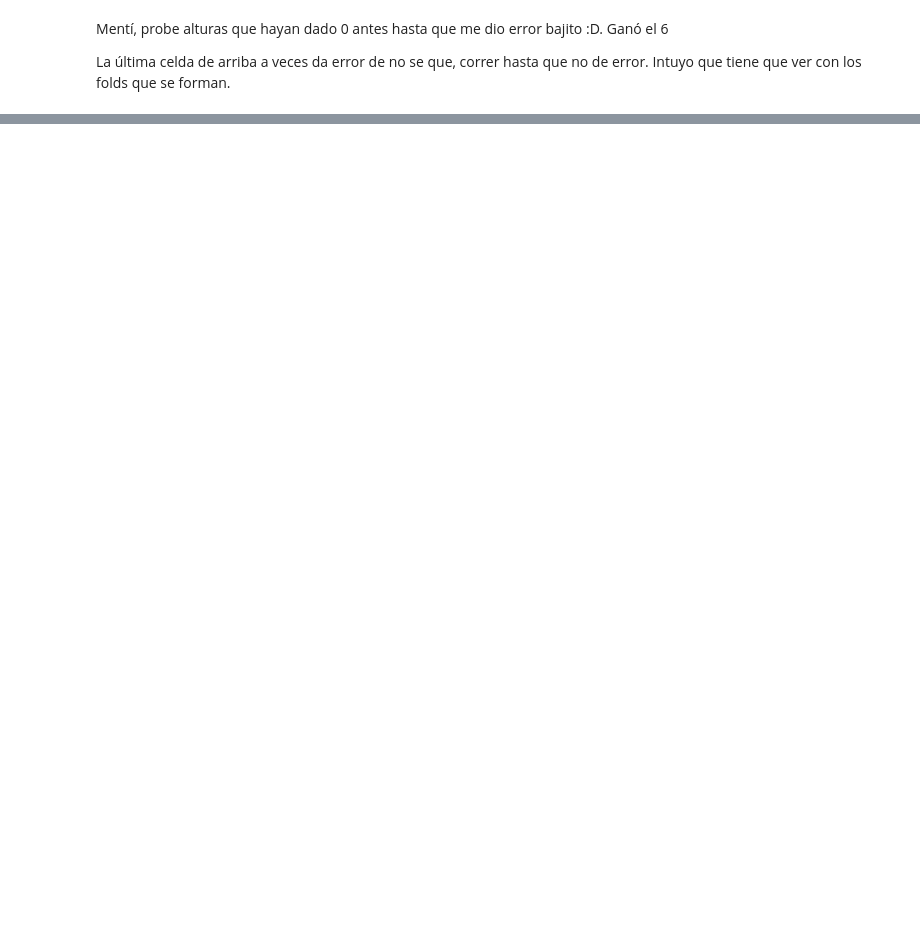
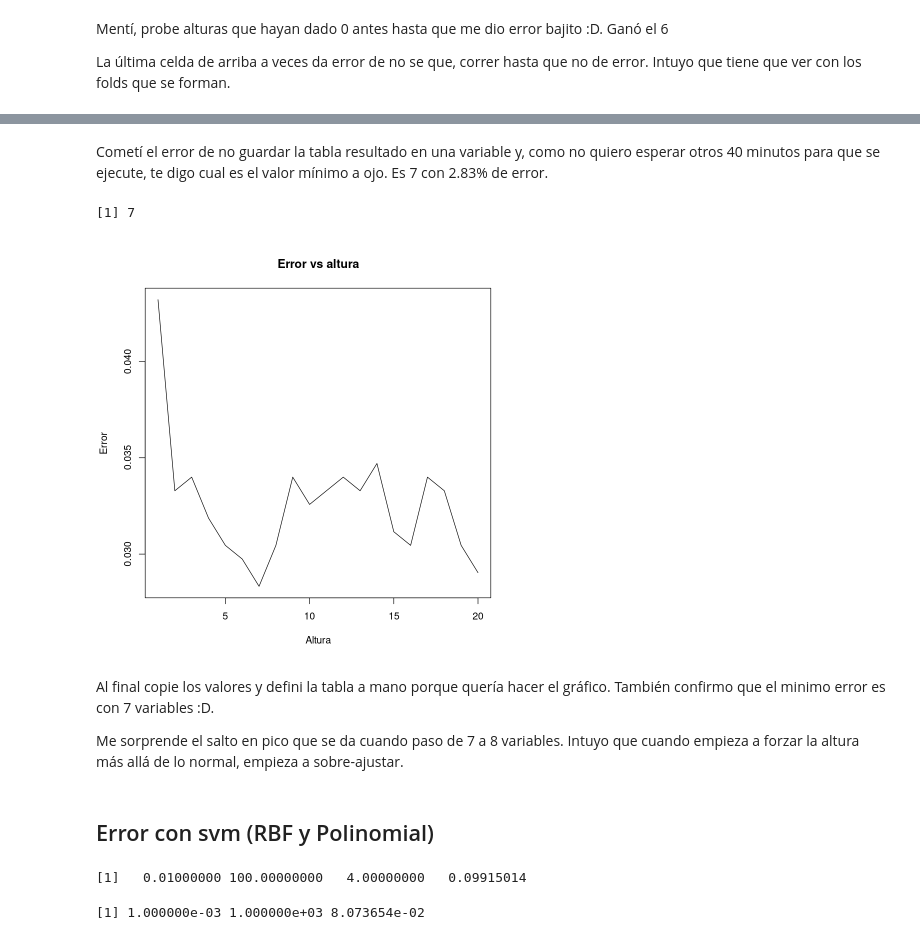
Before and after one commit to swirzt/TMD, a Jupyter notebook: TP4.ipynb, the cells around one changed output, grey strips where cells are left out. Cells and saved outputs as stored; diff of their text form; code cells hidden in the pictures; blank space fills up the shorter version.

```diff
--- a/TP4.ipynb
+++ b/TP4.ipynb
@@ -166,8 +196,8 @@ kfold.apply <- function(dataset, method) {
 # %%
 altura <- 6
 lampone.boost.err <- function(train, test) {
-    adaboost <- boosting(N_tipo ~ ., data = tempTrain, mfinal = 200, coef = "Freund", control = rpart.control(maxdepth = altura))
-    pred <- predict(adaboost, newdata = tempTest, type = "class")
+    adaboost <- boosting(N_tipo ~ ., data = train, mfinal = 200, coef = "Freund", control = rpart.control(maxdepth = altura))
+    pred <- predict(adaboost, newdata = test, type = "class")
     return(pred$error)
 }
 
@@ -188,18 +234,18 @@ Acá también voy a tener que usar k-fold cross validation.
 # %%
-# predict lampone class with svm kernel rbf
-svm.lampone.rbf <- function(train, test) {
-    suppressWarnings(res <- svm(N_tipo ~ ., data = train, kernel = "radial", gamma = 0.01, cost = 2))
-    pred <- predict(res, newdata = test)
-    return(mean(pred != test$N_tipo))
-}
 
 # predict lampone class with svm kernel polinomial
-svm.lampone.poly <- function(train, test) {
-    suppressWarnings(res <- svm(N_tipo ~ ., data = train, kernel = "polynomial", degree = 2, gamma = 0.01, cost = 2))
-    pred <- predict(res, newdata = test)
-    return(mean(pred != test$N_tipo))
+degrees <- c(2, 3, 4)
+matriz.error.poly <- matrix(0, ncol = 4, nrow = 0) # 4 columnas: gamma, cost, degree, error
+for (g in gammas) {
+    for (c in costs) {
+        for (d in degrees) {
+            svm.lampone.poly <- function(train, test) {
+                suppressWarnings(res <- svm(N_tipo ~ ., data = train, kernel = "polynomial", degree = d, gamma = g, cost = c))
+                pred <- predict(res, newdata = test)
+                return(mean(pred != test$N_tipo))
+            }
+            error <- kfold.apply(lampone.data2, svm.lampone.poly, print = FALSE)
+            matriz.error.poly <- rbind(matriz.error.poly, c(g, c, d, error))
+        }
+    }
 }
-cat("SVM polinomial\n")
-error.lampone.poly <- kfold.apply(lampone.data2, svm.lampone.poly)
-cat("SVM RBF\n")
-error.lampone.rbf <- kfold.apply(lampone.data2, svm.lampone.rbf)
@@ -213,0 +322,17 @@ Error:
+# %% [markdown]
+Cometí el error de no guardar la tabla resultado en una variable y, como no quiero esperar otros 40 minutos para que se ejecute, te digo cual es el valor mínimo a ojo. Es 7 con 2.83% de error.
+# %%
+resultado <- c(1,0.04320113,2,0.03328612,3,0.03399433,4,0.03186969,5,0.03045326,6,0.02974504,7,0.02832861,8,0.03045326,9,0.03399433,10,0.03257790,11,0.03328612,12,0.03399433,13,0.03328612,14,0.03470255,15,0.03116147,16,0.03045326,17,0.03399433,18,0.03328612,19,0.03045326,20,0.02903683)
+dim(resultado) <- c(2,20)
+resultado <- t(resultado)
+which.min(resultado[,2])
+plot(resultado[,1], resultado[,2], type = "l", xlab = "Altura", ylab = "Error", main = "Error vs altura")
+# %% [output]
+[1] 7
+[figure, added]
+# %% [markdown]
+Al final copie los valores y defini la tabla a mano porque quería hacer el gráfico. También confirmo que el minimo error es con 7 variables :D.
+
+Me sorprende el salto en pico que se da cuando paso de 7 a 8 variables. Intuyo que cuando empieza a forzar la altura más allá de lo normal, empieza a sobre-ajustar.
+# %% [markdown]
+## Error con svm (RBF y Polinomial)
@@ -213,0 +361,6 @@ Error:
+# %%
+matriz.error.poly.RRL[which.min(matriz.error.poly.RRL[, 4]), ]
+matriz.error.rbf.RRL[which.min(matriz.error.rbf.RRL[, 3]), ]
+# %% [output]
+[1]   0.01000000 100.00000000   4.00000000   0.09915014
+[1] 1.000000e-03 1.000000e+03 8.073654e-02
```
Also changed, not shown: parts of 29 cells of this notebook.
